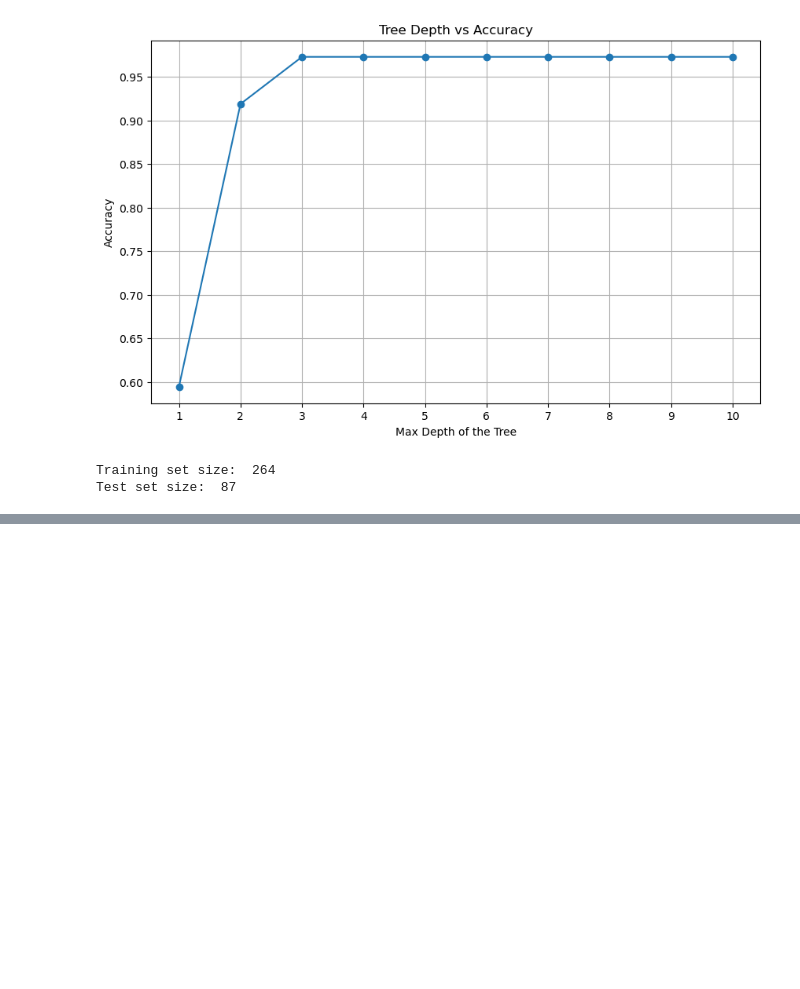
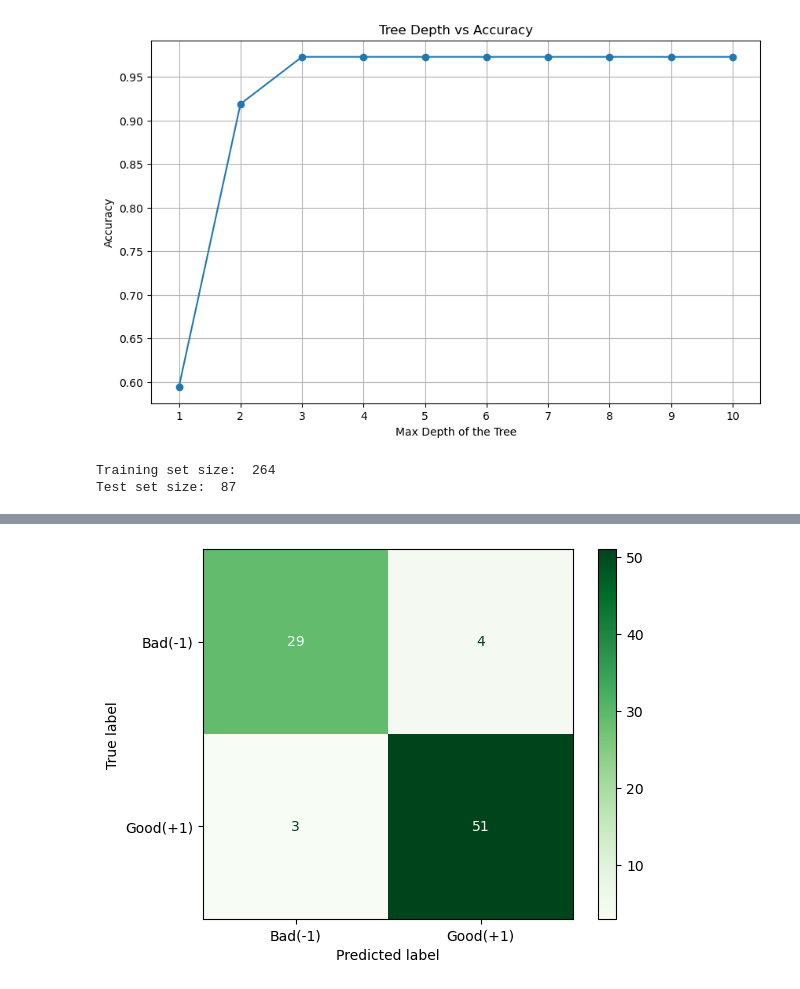
Before and after one commit to nkurien/FYP-MLEvaluator, a Jupyter notebook: poc/notebooks/05_decision_tree.ipynb, the cells around one changed output, grey strips where cells are left out. Drawn from its saved outputs; the diff is of its cells as text; code cells hidden in the pictures; blank space fills up the shorter version.

```diff
--- a/poc/notebooks/05_decision_tree.ipynb
+++ b/poc/notebooks/05_decision_tree.ipynb
@@ -169,0 +170,4 @@ Max Depth: 20, Actual Depth: 11, Accuracy: 0.8850574712643678
+# %%
+tree_iono_five = tree.ClassificationTree(max_depth=5)
+tree_iono_five.fit(X_train_io, y_train_io)
+tree_iono_five.print_tree()
@@ -169,0 +192,12 @@ Max Depth: 20, Actual Depth: 11, Accuracy: 0.8850574712643678
+# %%
+from sklearn.metrics import confusion_matrix, ConfusionMatrixDisplay
+
+predictions_five = tree_iono_five.predict(X_test_io)
+conf_mat = confusion_matrix(y_test_io, predictions_five)
+
+labels = ["Bad(-1)", "Good(+1)"]
+disp = ConfusionMatrixDisplay(confusion_matrix=conf_mat, display_labels=labels)
+disp.plot(cmap=plt.cm.Greens)
+plt.show()
+# %% [output]
+[figure, added]
```
Also changed, not shown: parts of 9 cells of this notebook, 1 other file.
